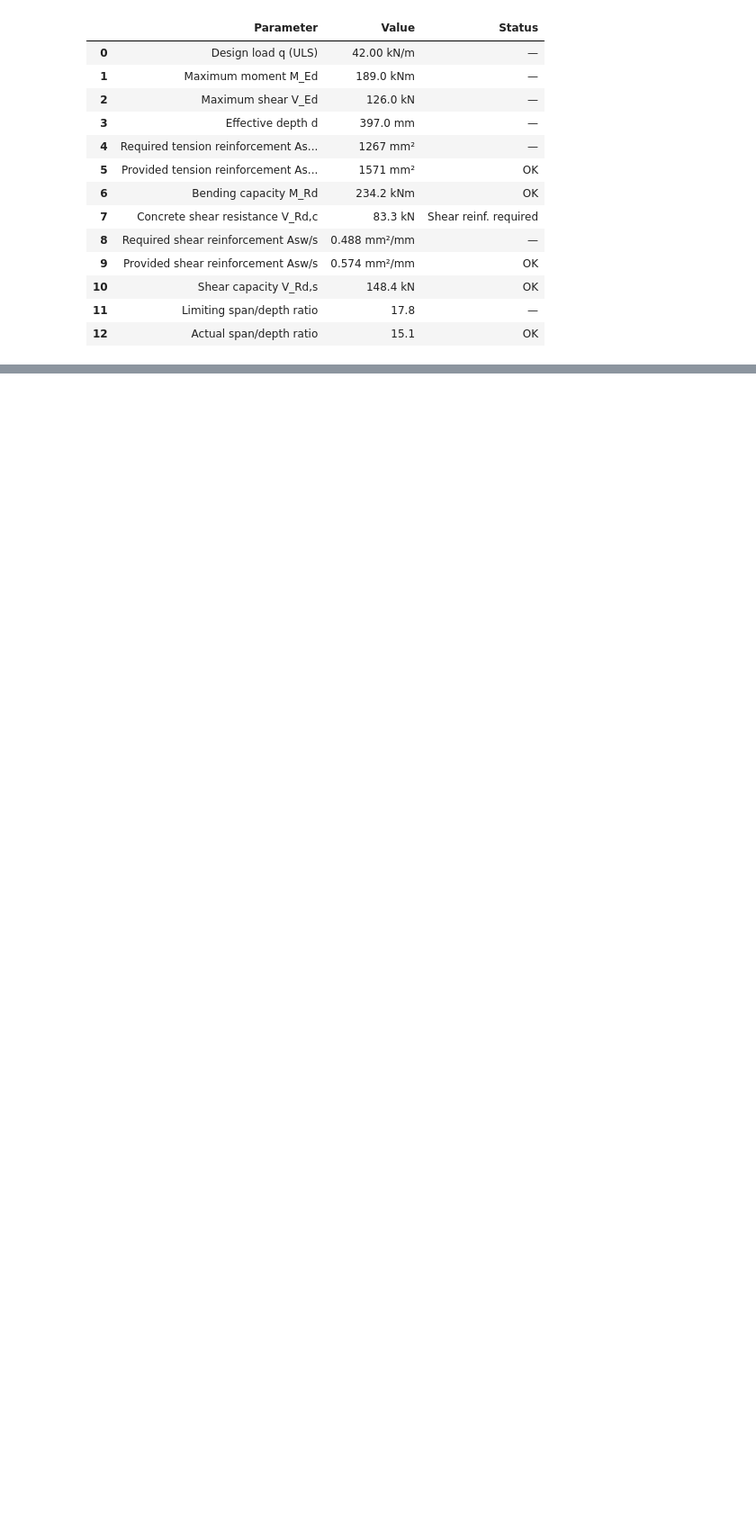
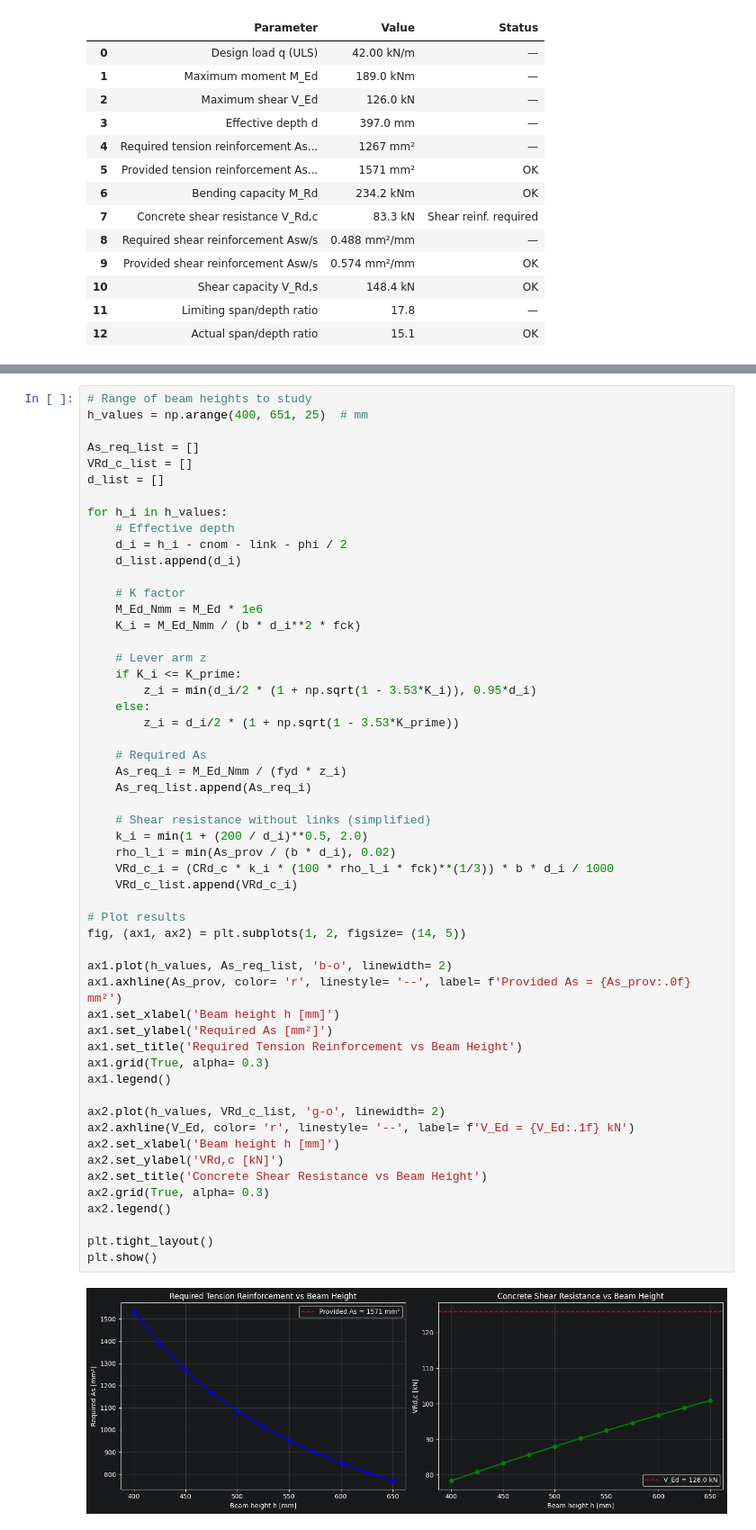
Before and after one commit to IfSD77/RC-Beam-Design-EC2, a Jupyter notebook: RC_Beam_Design_EC2.ipynb, the cells around one changed output, grey strips where cells are left out. Shown at 90% size. Cells and saved outputs as stored; diff of their text form; blank space fills up the shorter version.

Commit message:
Add parametric study on the influence of beam height

```diff
--- a/RC_Beam_Design_EC2.ipynb
+++ b/RC_Beam_Design_EC2.ipynb
@@ -609,0 +616,56 @@ display(df_summary)
+# %%
+# Range of beam heights to study
+h_values = np.arange(400, 651, 25)  # mm
+
+As_req_list = []
+VRd_c_list = []
+d_list = []
+
+for h_i in h_values:
+    # Effective depth
+    d_i = h_i - cnom - link - phi / 2
+    d_list.append(d_i)
+
+    # K factor
+    M_Ed_Nmm = M_Ed * 1e6
+    K_i = M_Ed_Nmm / (b * d_i**2 * fck)
+
+    # Lever arm z
+    if K_i <= K_prime:
+        z_i = min(d_i/2 * (1 + np.sqrt(1 - 3.53*K_i)), 0.95*d_i)
+    else:
+        z_i = d_i/2 * (1 + np.sqrt(1 - 3.53*K_prime))
+
+    # Required As
+    As_req_i = M_Ed_Nmm / (fyd * z_i)
+    As_req_list.append(As_req_i)
+
+    # Shear resistance without links (simplified)
+    k_i = min(1 + (200 / d_i)**0.5, 2.0)
+    rho_l_i = min(As_prov / (b * d_i), 0.02)
+    VRd_c_i = (CRd_c * k_i * (100 * rho_l_i * fck)**(1/3)) * b * d_i / 1000
+    VRd_c_list.append(VRd_c_i)
+
+# Plot results
+fig, (ax1, ax2) = plt.subplots(1, 2, figsize= (14, 5))
+
+ax1.plot(h_values, As_req_list, 'b-o', linewidth= 2)
+ax1.axhline(As_prov, color= 'r', linestyle= '--', label= f'Provided As = {As_prov:.0f} mm²')
+ax1.set_xlabel('Beam height h [mm]')
+ax1.set_ylabel('Required As [mm²]')
+ax1.set_title('Required Tension Reinforcement vs Beam Height')
+ax1.grid(True, alpha= 0.3)
+ax1.legend()
+
+ax2.plot(h_values, VRd_c_list, 'g-o', linewidth= 2)
+ax2.axhline(V_Ed, color= 'r', linestyle= '--', label= f'V_Ed = {V_Ed:.1f} kN')
+ax2.set_xlabel('Beam height h [mm]')
+ax2.set_ylabel('VRd,c [kN]')
+ax2.set_title('Concrete Shear Resistance vs Beam Height')
+ax2.grid(True, alpha= 0.3)
+ax2.legend()
+
+plt.tight_layout()
+plt.show()
+# %% [output]
+[figure, added]
```
Also changed, not shown: parts of 2 cells of this notebook.
